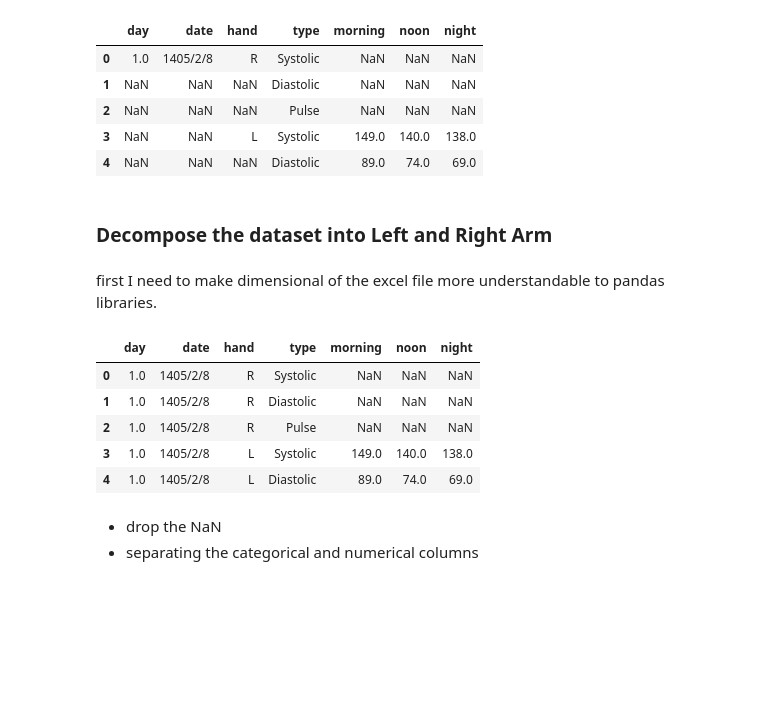
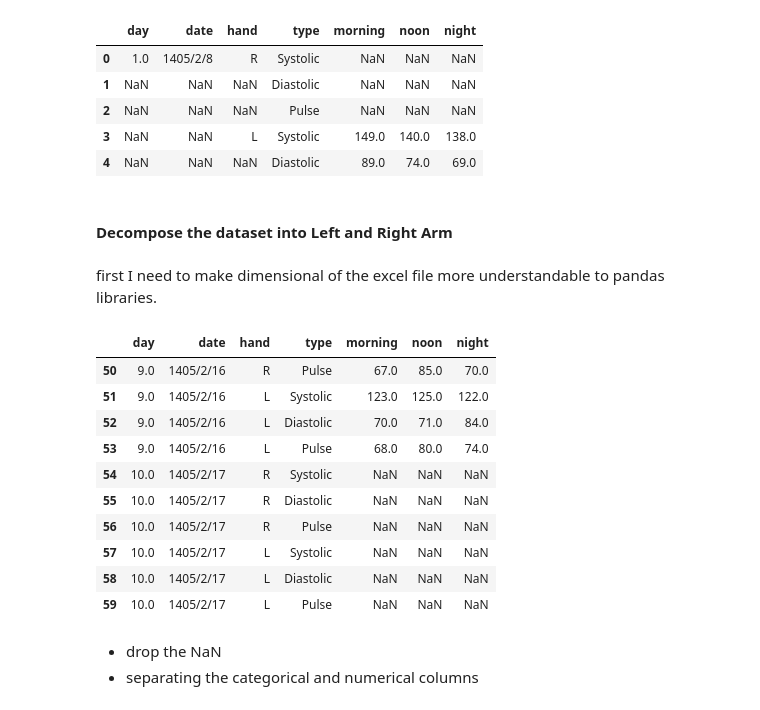
Before and after one commit to pouniq/BloodPressure_Analytics, a Jupyter notebook: Notebooks/EDA.ipynb, the cells around one changed output. Drawn from its saved outputs; the diff is of its cells as text; code cells hidden in the pictures; blank space fills up the shorter version.

```diff
--- a/Notebooks/EDA.ipynb
+++ b/Notebooks/EDA.ipynb
@@ -40,22 +49,27 @@ df.head()
 | 3 | NaN | NaN | L | Systolic | 149.0 | 140.0 | 138.0 |
 | 4 | NaN | NaN | NaN | Diastolic | 89.0 | 74.0 | 69.0 |
 # %% [markdown]
-### Decompose the dataset into Left and Right Arm
+#### Decompose the dataset into Left and Right Arm
 # %% [markdown]
 first I need to make dimensional of the excel file more understandable to pandas libraries.
 # %%
 df['day'] = df['day'].ffill()
 df['hand'] = df['hand'].ffill()
 df['date'] = df['date'].ffill()
 
-df.head()
+df.tail(10)
 # %% [output]
 |  | day | date | hand | type | morning | noon | night |
-| 0 | 1.0 | 1405/2/8 | R | Systolic | NaN | NaN | NaN |
-| 1 | 1.0 | 1405/2/8 | R | Diastolic | NaN | NaN | NaN |
-| 2 | 1.0 | 1405/2/8 | R | Pulse | NaN | NaN | NaN |
-| 3 | 1.0 | 1405/2/8 | L | Systolic | 149.0 | 140.0 | 138.0 |
-| 4 | 1.0 | 1405/2/8 | L | Diastolic | 89.0 | 74.0 | 69.0 |
+| 50 | 9.0 | 1405/2/16 | R | Pulse | 67.0 | 85.0 | 70.0 |
+| 51 | 9.0 | 1405/2/16 | L | Systolic | 123.0 | 125.0 | 122.0 |
+| 52 | 9.0 | 1405/2/16 | L | Diastolic | 70.0 | 71.0 | 84.0 |
+| 53 | 9.0 | 1405/2/16 | L | Pulse | 68.0 | 80.0 | 74.0 |
+| 54 | 10.0 | 1405/2/17 | R | Systolic | NaN | NaN | NaN |
+| 55 | 10.0 | 1405/2/17 | R | Diastolic | NaN | NaN | NaN |
+| 56 | 10.0 | 1405/2/17 | R | Pulse | NaN | NaN | NaN |
+| 57 | 10.0 | 1405/2/17 | L | Systolic | NaN | NaN | NaN |
+| 58 | 10.0 | 1405/2/17 | L | Diastolic | NaN | NaN | NaN |
+| 59 | 10.0 | 1405/2/17 | L | Pulse | NaN | NaN | NaN |
 # %% [markdown]
 - drop the NaN
 - separating the categorical and numerical columns
```
Also changed, not shown: parts of 32 cells of this notebook, 16 other files.
